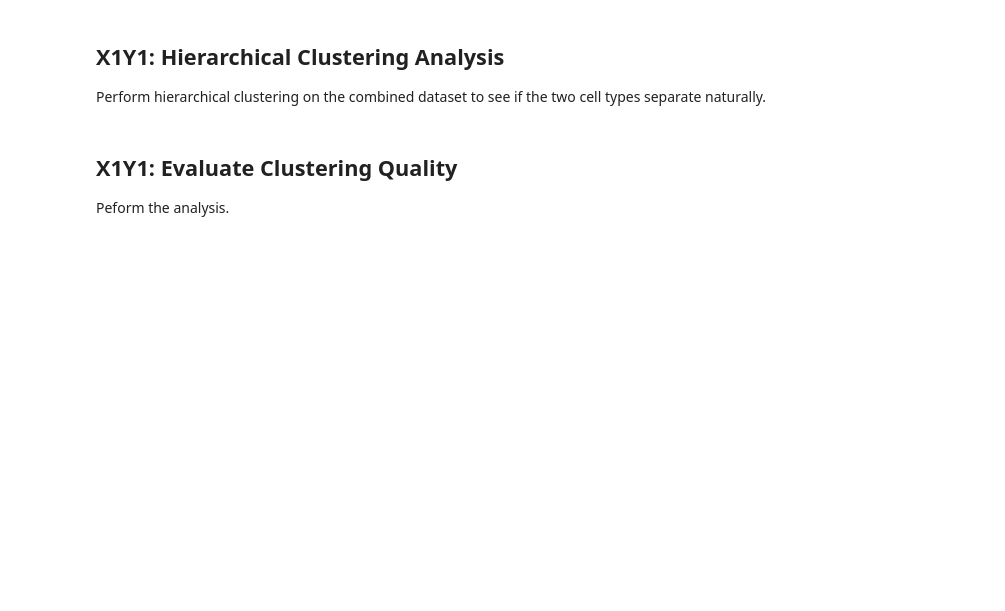
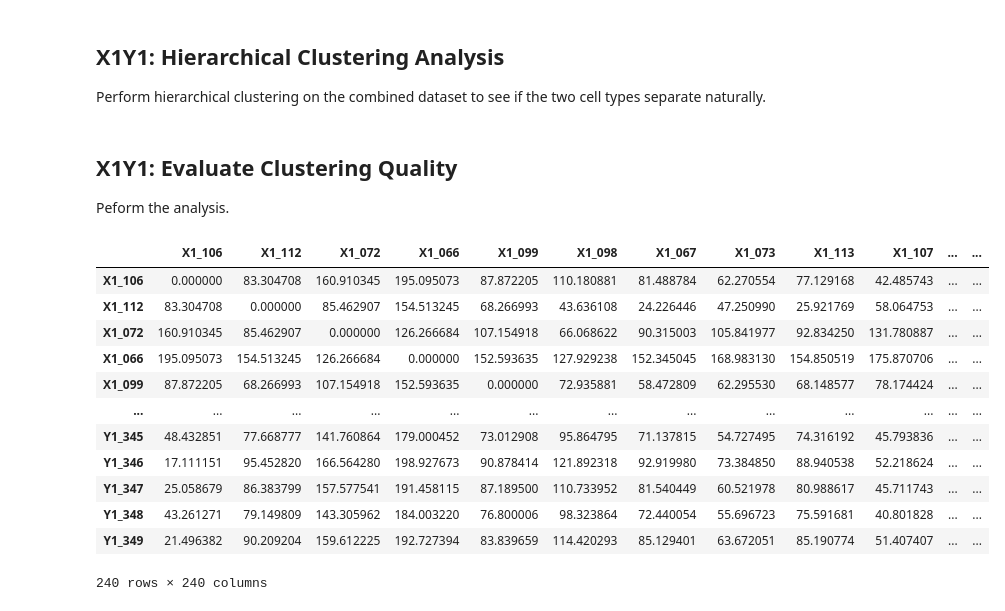
Before and after one commit to yossibokorbleile/PDaMSoC-data, a Jupyter notebook: PersistentHomologyAnalysis/analysis.ipynb, the cells around one changed output. Drawn from its saved outputs; the diff is of its cells as text; code cells hidden in the pictures; blank space fills up the shorter version.

```diff
--- a/PersistentHomologyAnalysis/analysis.ipynb
+++ b/PersistentHomologyAnalysis/analysis.ipynb
@@ -730,0 +733,22 @@ A_X1Y1 = analysis(dists_X1Y1, [2,3,4,5,6,7,8,9,10], "X1Y1", "X1Y1")
+# %%
+distances = pandas.read_csv("X1Y1/X1Y1_distances.csv", index_col=0)
+order = pandas.read_csv("/Users/yossi/PDaMSoC-data/CompareDistances/X1Y1_Distances/list_X1Y1", header=None, index_col=0)
+# %%
+order.index = [x[:-4] for x in order.index]
+# %%
+distances = distances.loc[order.index, order.index]
+distances
+# %% [output]
+|  | X1_106 | X1_112 | X1_072 | X1_066 | X1_099 | X1_098 | X1_067 | X1_073 | X1_113 | X1_107 | ... | ... |
+| X1_106 | 0.000000 | 83.304708 | 160.910345 | 195.095073 | 87.872205 | 110.180881 | 81.488784 | 62.270554 | 77.129168 | 42.485743 | ... | ... |
+| X1_112 | 83.304708 | 0.000000 | 85.462907 | 154.513245 | 68.266993 | 43.636108 | 24.226446 | 47.250990 | 25.921769 | 58.064753 | ... | ... |
+| X1_072 | 160.910345 | 85.462907 | 0.000000 | 126.266684 | 107.154918 | 66.068622 | 90.315003 | 105.841977 | 92.834250 | 131.780887 | ... | ... |
+| X1_066 | 195.095073 | 154.513245 | 126.266684 | 0.000000 | 152.593635 | 127.929238 | 152.345045 | 168.983130 | 154.850519 | 175.870706 | ... | ... |
+| X1_099 | 87.872205 | 68.266993 | 107.154918 | 152.593635 | 0.000000 | 72.935881 | 58.472809 | 62.295530 | 68.148577 | 78.174424 | ... | ... |
+| ... | ... | ... | ... | ... | ... | ... | ... | ... | ... | ... | ... | ... |
+| Y1_345 | 48.432851 | 77.668777 | 141.760864 | 179.000452 | 73.012908 | 95.864795 | 71.137815 | 54.727495 | 74.316192 | 45.793836 | ... | ... |
+| Y1_346 | 17.111151 | 95.452820 | 166.564280 | 198.927673 | 90.878414 | 121.892318 | 92.919980 | 73.384850 | 88.940538 | 52.218624 | ... | ... |
+| Y1_347 | 25.058679 | 86.383799 | 157.577541 | 191.458115 | 87.189500 | 110.733952 | 81.540449 | 60.521978 | 80.988617 | 45.711743 | ... | ... |
+| Y1_348 | 43.261271 | 79.149809 | 143.305962 | 184.003220 | 76.800006 | 98.323864 | 72.440054 | 55.696723 | 75.591681 | 40.801828 | ... | ... |
+| Y1_349 | 21.496382 | 90.209204 | 159.612225 | 192.727394 | 83.839659 | 114.420293 | 85.129401 | 63.672051 | 85.190774 | 51.407407 | ... | ... |
+240 rows × 240 columns
```
Also changed, not shown: parts of 2 cells of this notebook, 3 other files.
